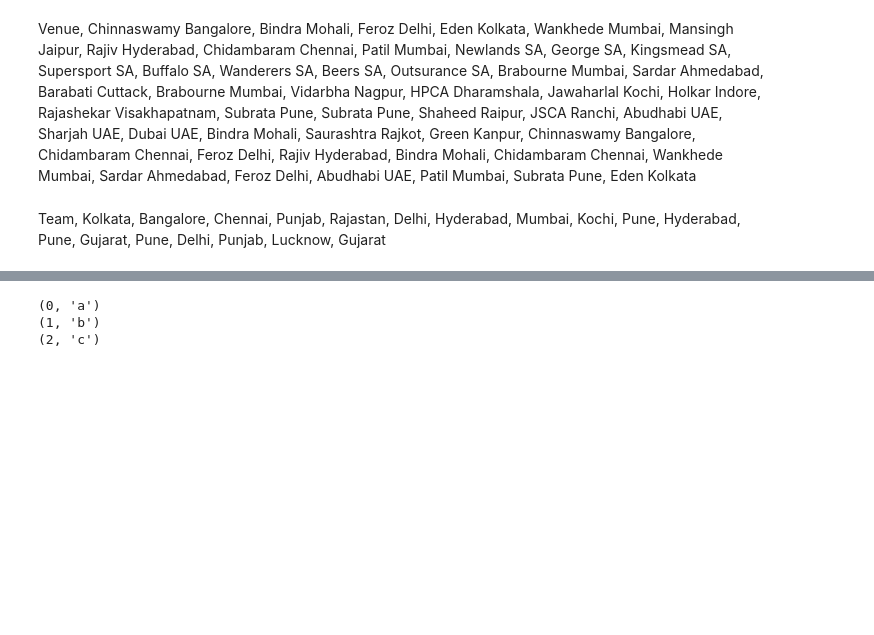
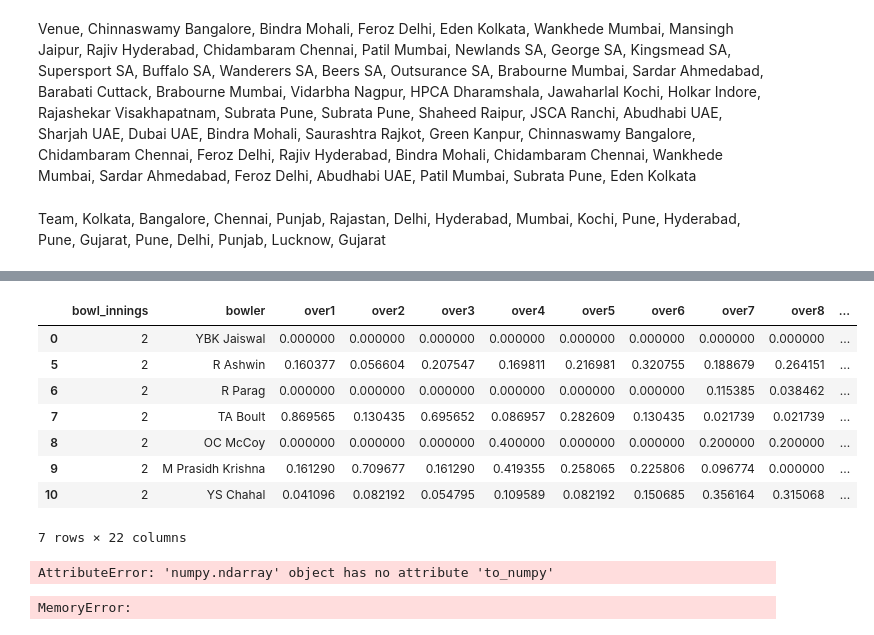
Before and after one commit to vishnu-the-analyst/IPL, a Jupyter notebook: src code/Clean data.ipynb, the cells around one changed output, grey strips where cells are left out. Cells and saved outputs as stored; diff of their text form; code cells hidden in the pictures; blank space fills up the shorter version.

Commit message:
bowl_combinations

```diff
--- a/src code/Clean data.ipynb
+++ b/src code/Clean data.ipynb
@@ -338,23 +333,25 @@ all_for_bowlers = pd.merge(all_for_bowlers, player, how="left" ,left_on = "bowle
 all_for_bowlers = all_for_bowlers.drop(columns=["key", "filter name","bit"])
 # all_matches
 # %%
-season = 2023
-innings = 1
-
-# batting_team =
-# bowling_team =
-# striker =
-# bowler =
-# toss_win_batting =
-
-ball = ['a','b','c']
-
-for i in enumerate(ball):
-    print(i)
-
-# for ball in range(120):
-#     print(ball)
+team1 = pd.read_excel("C:/Users/Vishnu Kumar/Documents/IPL/input/team1.xlsx")
+team2 = pd.read_excel("C:/Users/Vishnu Kumar/Documents/IPL/input/team2.xlsx")
+team1['bowl_innings'] = 2
+team2['bowl_innings'] = 1
-# %% [output]
-(0, 'a')
-(1, 'b')
-(2, 'c')
+# %%
+team1 = pd.merge(team1, all_for_bowlers, how = 'left', right_on = ['innings','bowler'] , left_on = ['bowl_innings', 'Team1'])
+# %%
+team1 = team1.dropna()
+# %%
+team1 = team1.drop(columns=['innings','Team1','no_of_matches'])
+# %%
+team1
+# %% [output]
+|  | bowl_innings | bowler | over1 | over2 | over3 | over4 | over5 | over6 | over7 | over8 | ... |
+| 0 | 2 | YBK Jaiswal | 0.000000 | 0.000000 | 0.000000 | 0.000000 | 0.000000 | 0.000000 | 0.000000 | 0.000000 | ... |
+| 5 | 2 | R Ashwin | 0.160377 | 0.056604 | 0.207547 | 0.169811 | 0.216981 | 0.320755 | 0.188679 | 0.264151 | ... |
+| 6 | 2 | R Parag | 0.000000 | 0.000000 | 0.000000 | 0.000000 | 0.000000 | 0.000000 | 0.115385 | 0.038462 | ... |
+| 7 | 2 | TA Boult | 0.869565 | 0.130435 | 0.695652 | 0.086957 | 0.282609 | 0.130435 | 0.021739 | 0.021739 | ... |
+| 8 | 2 | OC McCoy | 0.000000 | 0.000000 | 0.000000 | 0.400000 | 0.000000 | 0.000000 | 0.200000 | 0.200000 | ... |
+| 9 | 2 | M Prasidh Krishna | 0.161290 | 0.709677 | 0.161290 | 0.419355 | 0.258065 | 0.225806 | 0.096774 | 0.000000 | ... |
+| 10 | 2 | YS Chahal | 0.041096 | 0.082192 | 0.054795 | 0.109589 | 0.082192 | 0.150685 | 0.356164 | 0.315068 | ... |
+7 rows × 22 columns
@@ -360,0 +379,28 @@ for i in enumerate(ball):
+# %%
+over_1 = over_1.to_numpy()
+over_2 = over_2.to_numpy()
+over_3 = over_3.to_numpy()
+over_4 = over_4.to_numpy()
+over_5 = over_5.to_numpy()
+over_6 = over_6.to_numpy()
+over_7 = over_7.to_numpy()
+over_8 = over_8.to_numpy()
+over_9 = over_9.to_numpy()
+over_10 = over_10.to_numpy()
+over_11 = over_11.to_numpy()
+over_12 = over_12.to_numpy()
+over_13 = over_13.to_numpy()
+over_14 = over_14.to_numpy()
+over_15 = over_15.to_numpy()
+over_16 = over_16.to_numpy()
+over_17 = over_17.to_numpy()
+over_18 = over_18.to_numpy()
+over_19 = over_19.to_numpy()
+over_20 = over_20.to_numpy()
+# %% [output]
+AttributeError: 'numpy.ndarray' object has no attribute 'to_numpy'
+# %%
+import itertools
+combinations = list(itertools.product(over_1, over_2, over_3,over_4,over_5,over_6,over_7,over_8,over_9,over_10,over_11,over_12,over_13,over_14,over_15,over_16,over_17,over_18,over_19,over_20))
+# %% [output]
+MemoryError:
```
Also changed, not shown: parts of 11 cells of this notebook, 2 other files.
